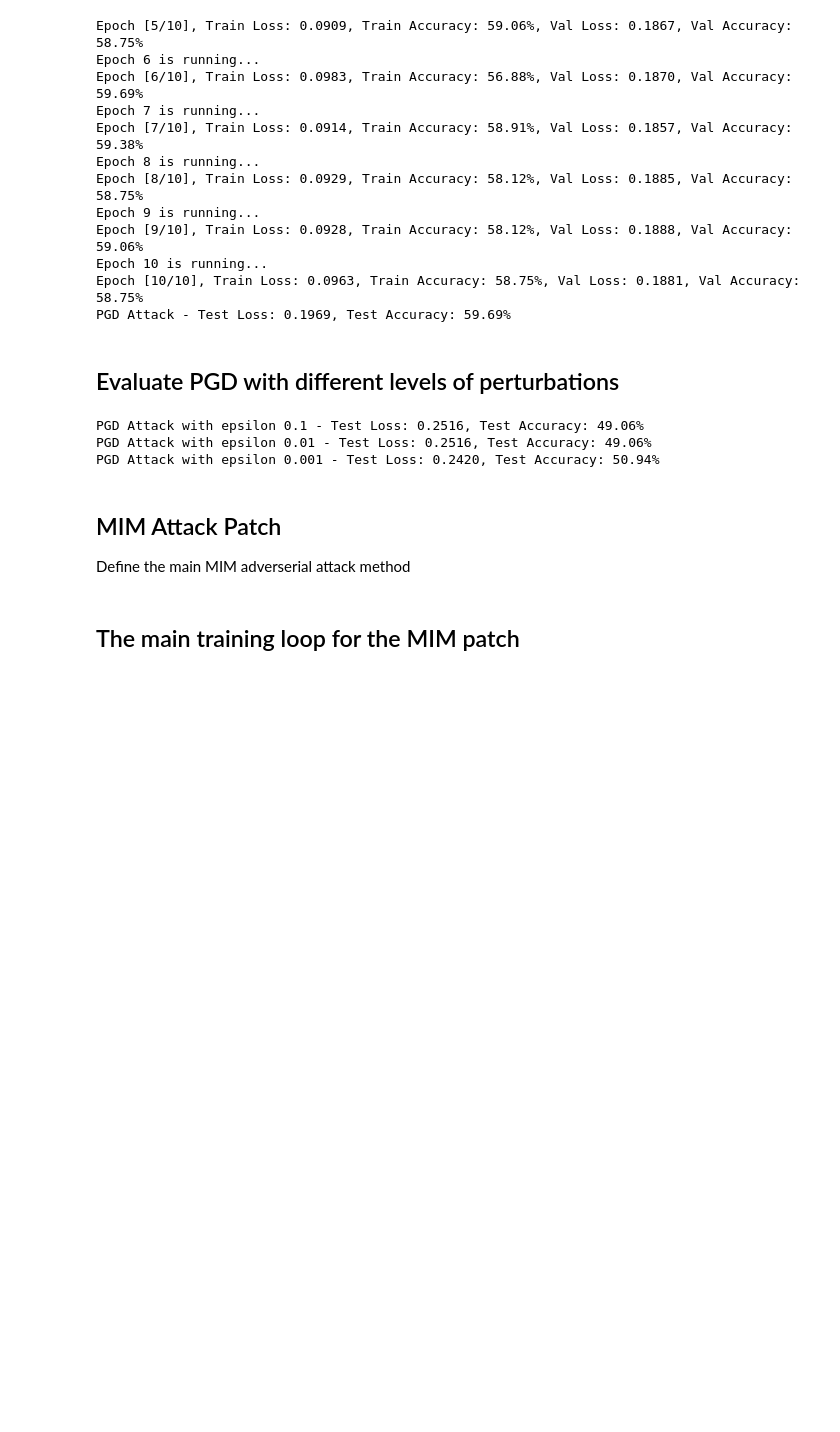
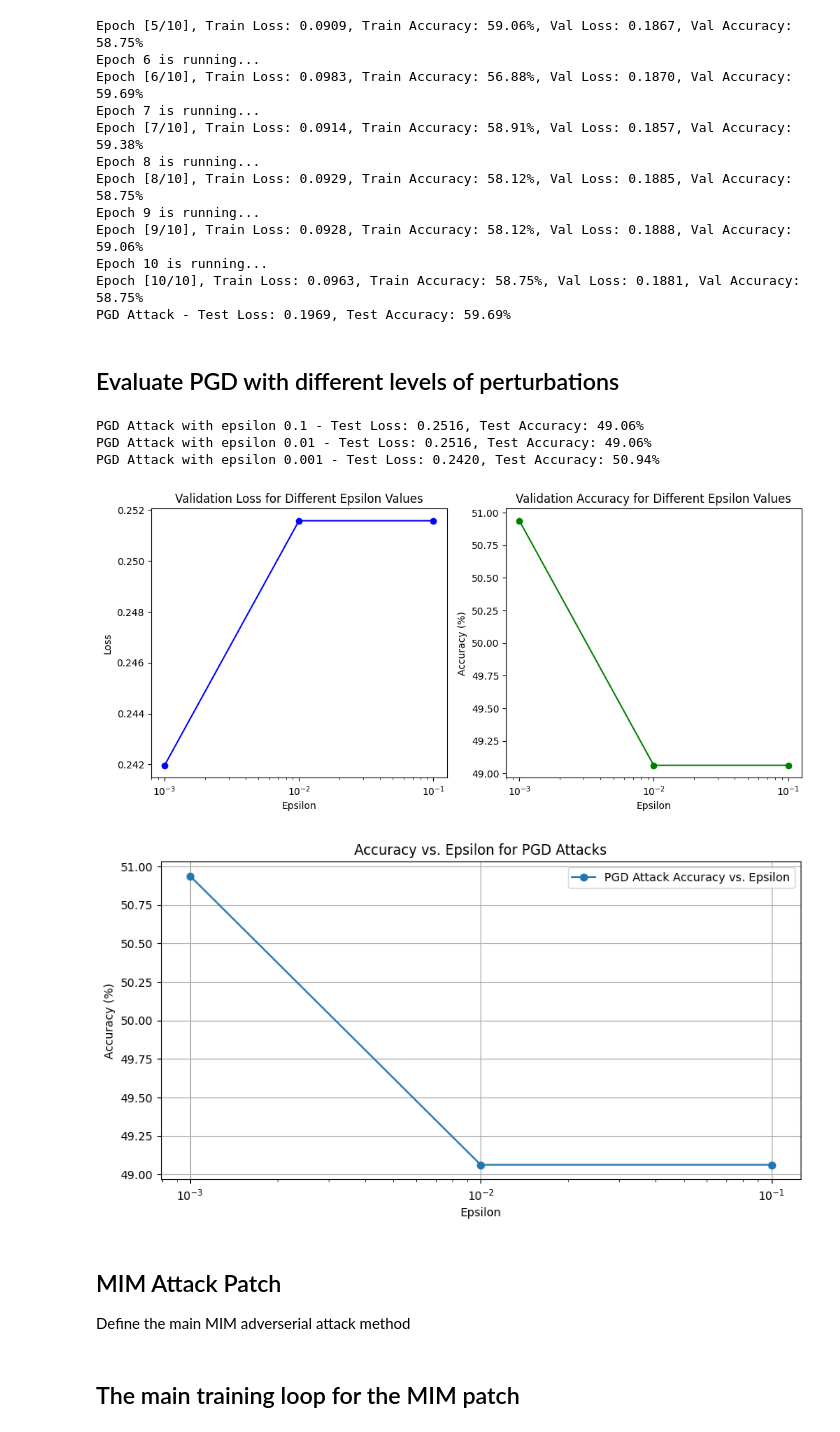
Before and after one commit to saifaldin14/AdversarialAttack3DCNN, a Jupyter notebook: 3DProject.ipynb, the cells around one changed output. Cells and saved outputs as stored; diff of their text form; code cells hidden in the pictures; blank space fills up the shorter version.

```diff
--- a/3DProject.ipynb
+++ b/3DProject.ipynb
@@ -736,47 +736,46 @@ import matplotlib.pyplot as plt
 
 # 1. Plotting Effect of Different Epsilon Values
 
 epsilons = [0.1, 0.01, 0.001]
 pgd_eval_loss = [vars[0] for vars in pdg_eval_vars]
 pgd_eval_acc = [vars[1] for vars in pdg_eval_vars]
 
 plt.figure(figsize=(12, 5))
 
 # Loss vs Epsilon
 plt.subplot(1, 2, 1)
 plt.plot(epsilons, pgd_eval_loss, marker='o', linestyle='-', color='blue')
 plt.xscale('log')
 plt.xlabel('Epsilon')
 plt.ylabel('Loss')
 plt.title('Validation Loss for Different Epsilon Values')
 
 # Accuracy vs Epsilon
 plt.subplot(1, 2, 2)
 plt.plot(epsilons, pgd_eval_acc, marker='o', linestyle='-', color='green')
 plt.xscale('log')
 plt.xlabel('Epsilon')
 plt.ylabel('Accuracy (%)')
 plt.title('Validation Accuracy for Different Epsilon Values')
 
 plt.show()
 
-# 2. Comparison Before and After Adversarial Training
+# 3. Accuracy vs. Epsilon
+epsilons = [0.1, 0.01, 0.001]  # Example epsilon values
+pgd_epsilon_acc = [val[1] for val in pdg_eval_vars]  # Extract accuracy for each epsilon
 
-# Plotting accuracy before and after adversarial training
-before_training_acc = pdg_no_training_val_acc
-after_training_acc = pgd_test_acc
-
-plt.figure(figsize=(6, 5))
-
-labels = ['Before PGD Training', 'After PGD Training']
-accuracy = [before_training_acc, after_training_acc]
-
-plt.bar(labels, accuracy, color=['red', 'blue'])
-plt.ylim(0, 100)
+plt.figure(figsize=(10, 5))
+plt.plot(epsilons, pgd_epsilon_acc, label="PGD Attack Accuracy vs. Epsilon", marker='o')
+plt.title('Accuracy vs. Epsilon for PGD Attacks')
+plt.xlabel('Epsilon')
 plt.ylabel('Accuracy (%)')
-plt.title('Comparison of Model Accuracy Before and After PGD Training')
-
+plt.xscale('log')  # Logarithmic scale for epsilon
+plt.grid(True)
+plt.legend()
 plt.show()
+# %% [output]
+[figure, added]
+[figure, added]
 # %% [markdown]
 ## MIM Attack Patch
 Define the main MIM adverserial attack method
```
